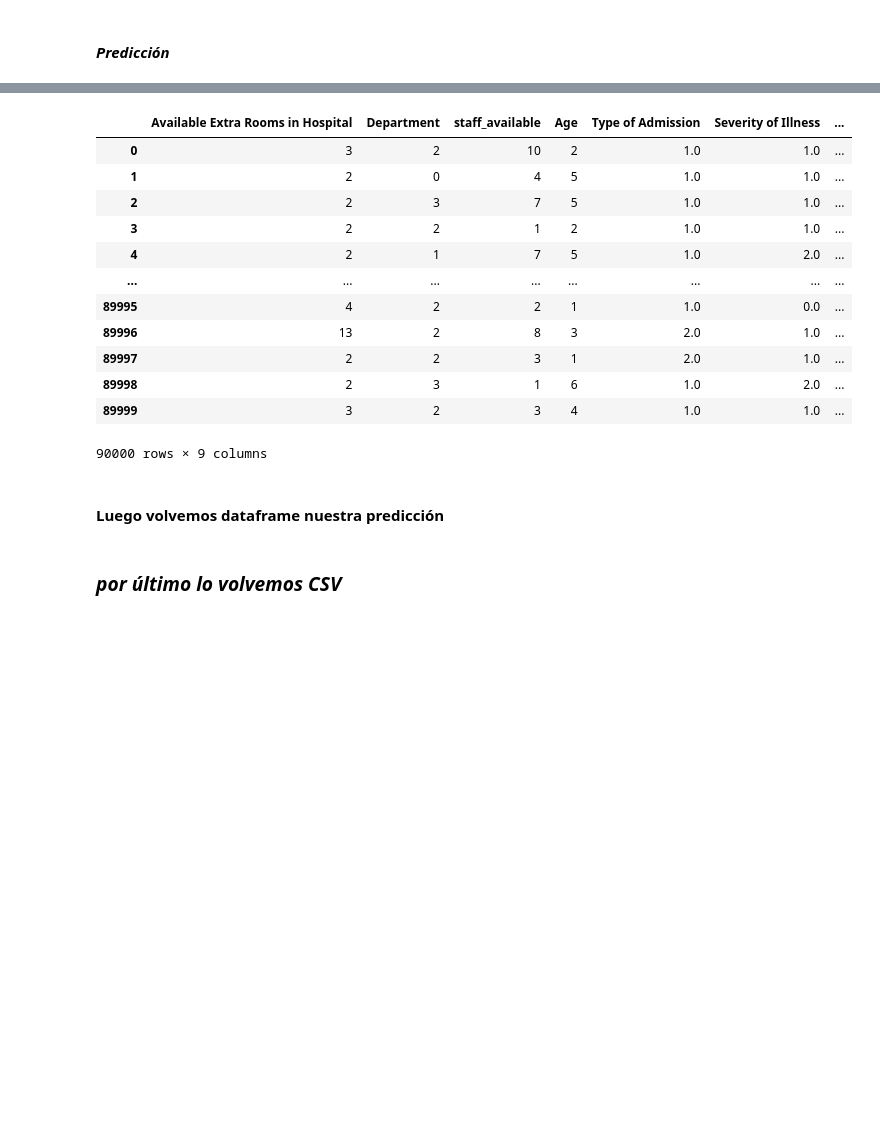
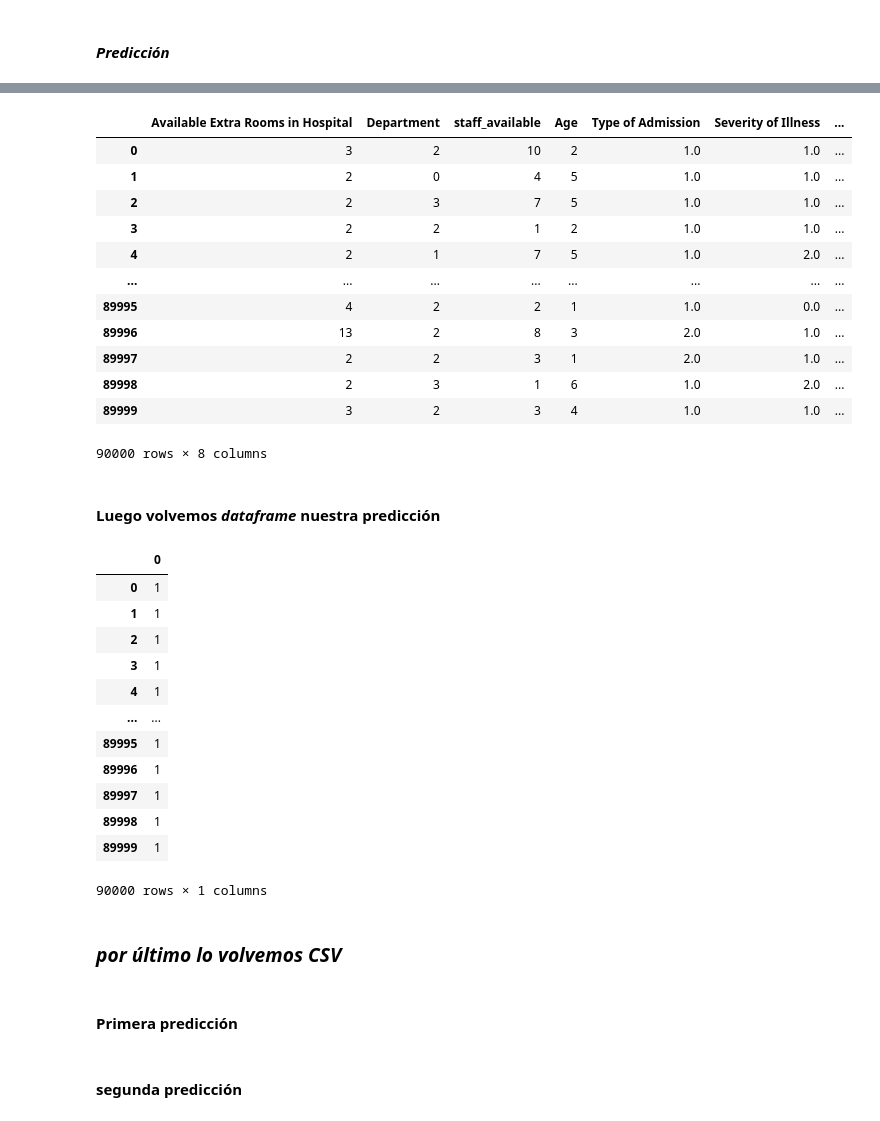
Before and after one commit to DanielaCoVi/Hospitalizaciones_ml, a Jupyter notebook: EDA_ETL_datathon.ipynb, the cells around one changed output, grey strips where cells are left out. Cells and saved outputs as stored; diff of their text form; code cells hidden in the pictures; blank space fills up the shorter version.

```diff
--- a/EDA_ETL_datathon.ipynb
+++ b/EDA_ETL_datathon.ipynb
@@ -341,3 +407,6 @@ y = Hospitalizaciones['Stay (in days)']
+# %%
+X = Hospitalizaciones.drop(['Stay (in days)', 'Insurance'], axis=1)
+y = Hospitalizaciones['Stay (in days)']
 # %% [markdown]
 ### *Train_test_split*
 # %%
@@ -356,6 +418,6 @@ import numpy as np
 # %%
 # Se define el clasificador
-dtc = DecisionTreeClassifier(max_depth=11)
+dtc = DecisionTreeClassifier(max_depth=14)
 
 # Se entrena el modelo
 dtc.fit(X_train, y_train)
@@ -392,3 +462,5 @@ X_test_final = Hospitalizaciones_test
+# %%
+X_test_final2 = Hospitalizaciones_test.drop(['Insurance'], axis=1)
 # %% [markdown]
 #### *Predicción*
 # %% [markdown]
@@ -399,3 +478,5 @@ Hospitalizaciones_test['pred'] = dtc.predict(X_test_final)
+# %%
+prediccion_3 = dtc.predict(X_test_final2)
 # %%
 Hospitalizaciones_test
 # %% [output]
@@ -411,8 +492,8 @@ Hospitalizaciones_test
 | 89997 | 2 | 2 | 3 | 1 | 2.0 | 1.0 | ... |
 | 89998 | 2 | 3 | 1 | 6 | 1.0 | 2.0 | ... |
 | 89999 | 3 | 2 | 3 | 4 | 1.0 | 1.0 | ... |
-90000 rows × 9 columns
+90000 rows × 8 columns
 # %% [markdown]
-#### Luego volvemos dataframe nuestra predicción
+#### Luego volvemos *dataframe* nuestra predicción
 # %%
 pred_resuelto = pd.DataFrame(Hospitalizaciones_test['pred'])
@@ -419,5 +503,26 @@ pred_resuelto = pd.DataFrame(Hospitalizaciones_test['pred'])
+# %%
+prediccion_3_f =pd.DataFrame(prediccion_3)
+prediccion_3_f
+# %% [output]
+|  | 0 |
+| 0 | 1 |
+| 1 | 1 |
+| 2 | 1 |
+| 3 | 1 |
+| 4 | 1 |
+| ... | ... |
+| 89995 | 1 |
+| 89996 | 1 |
+| 89997 | 1 |
+| 89998 | 1 |
+| 89999 | 1 |
+90000 rows × 1 columns
 # %% [markdown]
 ### *por último lo volvemos CSV*
+# %% [markdown]
+#### Primera predicción
 # %%
 ruta = 'D:/Berenice/Datathon_Lab/DanielaCoVi.csv'
 pred_resuelto.to_csv(ruta, index=False, encoding='utf-8')
+# %% [markdown]
+#### segunda predicción
```
Also changed, not shown: parts of 64 cells of this notebook, 1 other file.
